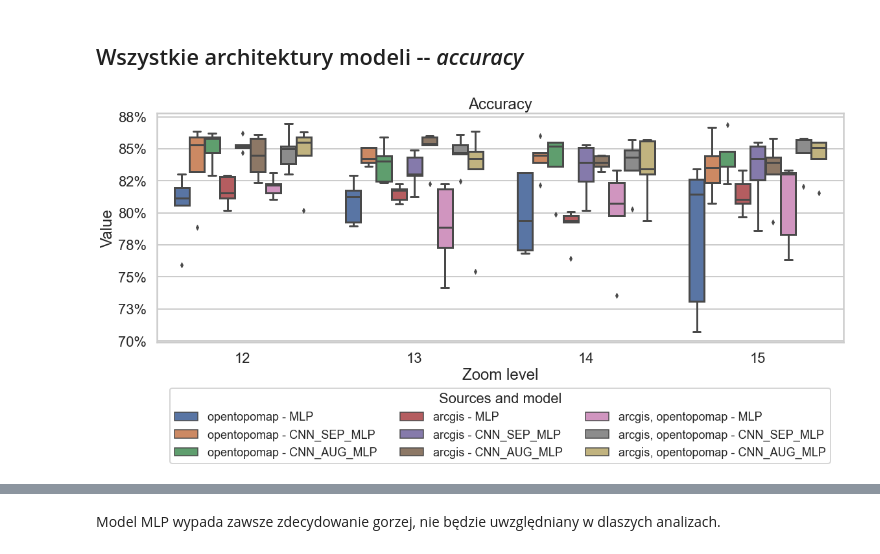
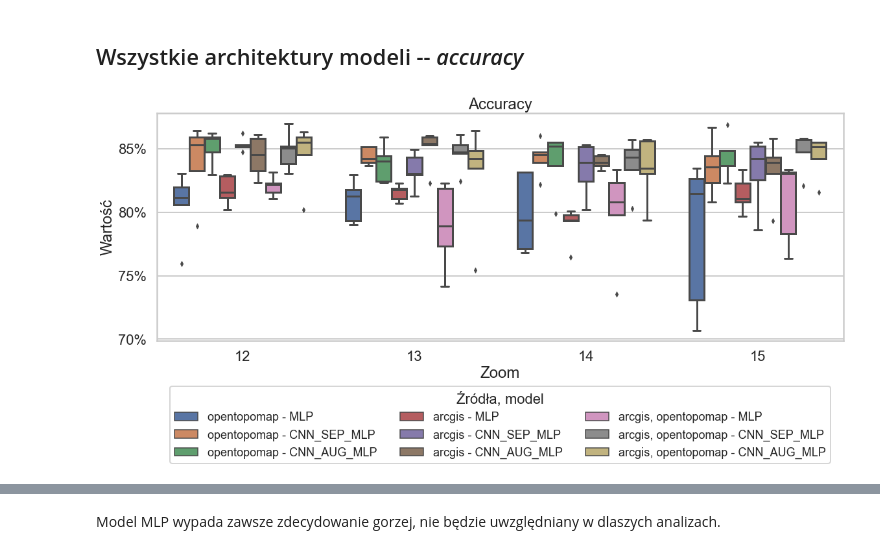
Before and after one commit to janslowik/huhuha, a Jupyter notebook: notebooks/results_visualisation.ipynb, the cells around one changed output, grey strips where cells are left out. Drawn from its saved outputs; the diff is of its cells as text; code cells hidden in the pictures.

```diff
--- a/notebooks/results_visualisation.ipynb
+++ b/notebooks/results_visualisation.ipynb
@@ -66,6 +63,7 @@ def visualize_boxplot(
         bbox_to_anchor=(1.02, 0.95),
         legend_loc=2,
         legend_cols=1,
+        legend_title: str = None,
         **kwargs
     ):
 
@@ -96,15 +94,16 @@ def visualize_boxplot(
         ax.yaxis.set_major_formatter(mtick.FuncFormatter(lambda y, _: '{:.0%}'.format(y)))
         # ax.set_ylim(bottom=round(df[measures_to_plot].min().min()-0.01, 2),
         #              top=round(df[measures_to_plot].max().max()+0.01, 2))
-        ax.set_xlabel('Zoom level')
+        ax.set_xlabel('Zoom')
         ax.set_title(name)
-        ax.set_ylabel('Value')
+        ax.set_ylabel('Wartość')
 
         handles, labels = ax.get_legend_handles_labels()
         if legend_labels is not None:
             labels = legend_labels
         if len(handles) > 0:
-            legend_title = hue.replace('_', ' ').capitalize()
+            if legend_title is None:
+                legend_title = hue.replace('_', ' ').capitalize()
             ax.legend(handles, labels, title=legend_title, fontsize=18, title_fontsize=22,
                       bbox_to_anchor=bbox_to_anchor, loc=legend_loc, ncol=legend_cols,
                       borderaxespad=0., fancybox=True)
@@ -171,22 +170,23 @@ dtype: int64
 # %%
 hue_order = [
     'opentopomap - MLP', 'opentopomap - CNN_SEP_MLP', 'opentopomap - CNN_AUG_MLP',
     'arcgis - MLP', 'arcgis - CNN_SEP_MLP', 'arcgis - CNN_AUG_MLP',
     'arcgis, opentopomap - MLP', 'arcgis, opentopomap - CNN_SEP_MLP', 'arcgis, opentopomap - CNN_AUG_MLP'
 ]
-hue= 'sources_and_model'
+hue = 'sources_and_model'
 measures_to_plot = 'test_accuracy'
 measures_names = 'Accuracy'
 
 legend_loc = 'upper center'
 bbox_to_anchor = (0.5, -0.2)
 legend_cols = 3
+legend_title = 'Źródła, model'
 figsize = (16, 8)
 
 visualize_boxplot(df[df['double_zoom'] == False], measures_to_plot=measures_to_plot, measures_names=measures_names,
                   figsize=figsize, hue=hue, hue_order=hue_order,
-                  legend_loc=legend_loc, bbox_to_anchor=bbox_to_anchor, legend_cols=legend_cols)
+                  legend_loc=legend_loc, bbox_to_anchor=bbox_to_anchor, legend_cols=legend_cols, legend_title=legend_title)
 
 plt.savefig(PLOTS_DIR / 'accuracies_results.png', dpi=400, bbox_inches='tight')
 # %% [output]
-[figure, old version]
+[figure, new version]
```
Also changed, not shown: parts of 7 cells of this notebook, 1 other file.
